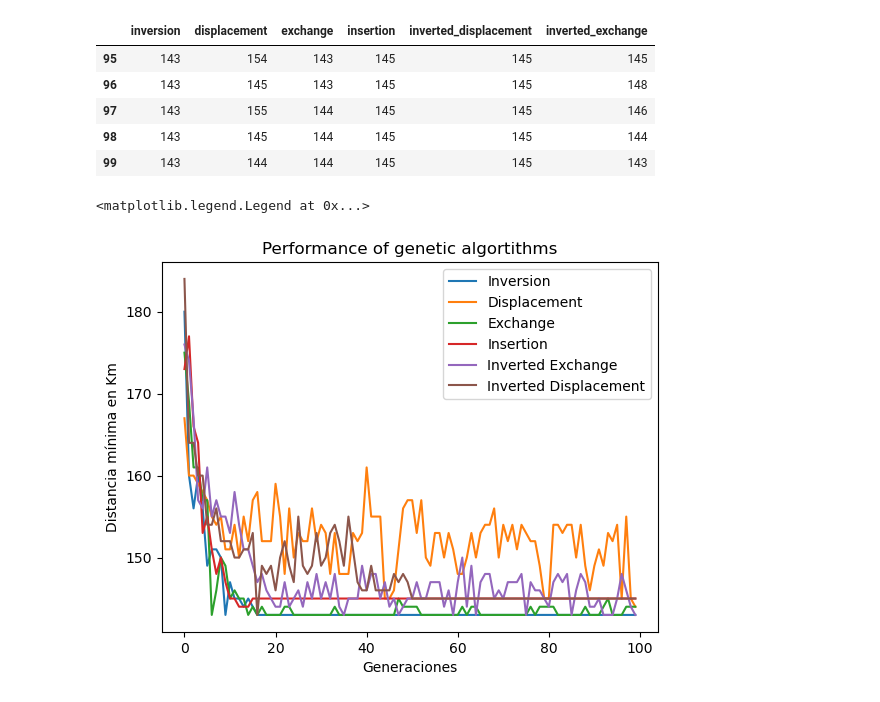
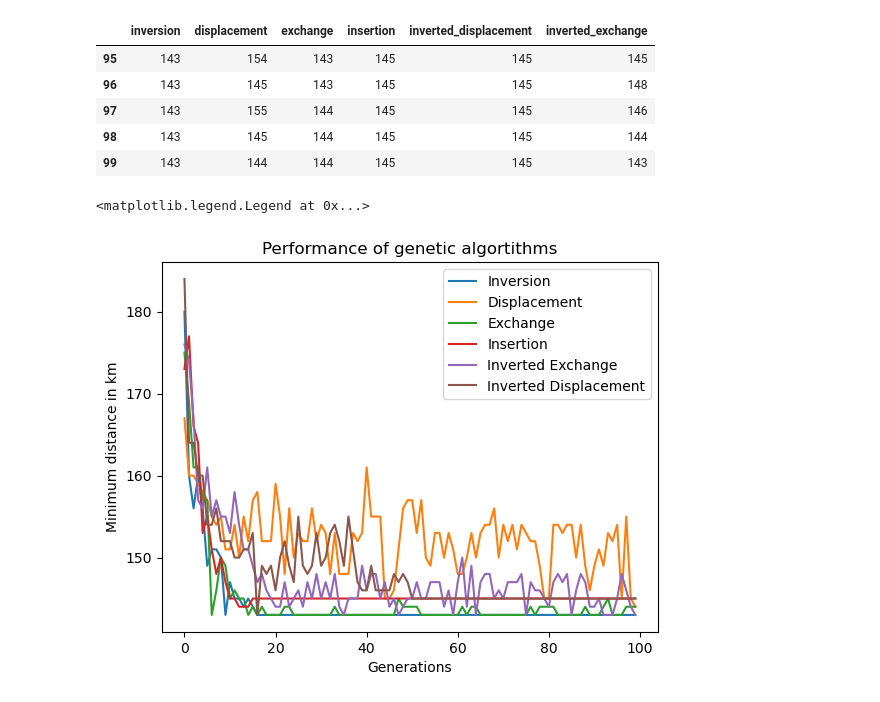
Before and after one commit to Thealf154/genetic_algorithm_tpl, a Jupyter notebook: graph2.ipynb, the cells around one changed output. Drawn from its saved outputs; the diff is of its cells as text; code cells hidden in the pictures.

Commit message:
FIX: Images in spanish

```diff
--- a/graph2.ipynb
+++ b/graph2.ipynb
@@ -14,14 +14,14 @@ df.tail()
 # %%
 plt.plot(df['inversion'], label='Inversion')
 plt.plot(df['displacement'], label='Displacement')
 plt.plot(df['exchange'], label='Exchange')
 plt.plot(df['insertion'], label='Insertion')
 plt.plot(df['inverted_exchange'], label='Inverted Exchange')
 plt.plot(df['inverted_displacement'], label='Inverted Displacement')
-plt.ylabel('Distancia mínima en Km')
-plt.xlabel('Generaciones')
+plt.ylabel('Minimum distance in km')
+plt.xlabel('Generations')
 plt.title('Performance of genetic algortithms')
 plt.legend()
 # %% [output]
 <matplotlib.legend.Legend at 0x...>
-[figure, old version]
+[figure, new version]
```
Also changed, not shown: 1 other file.
